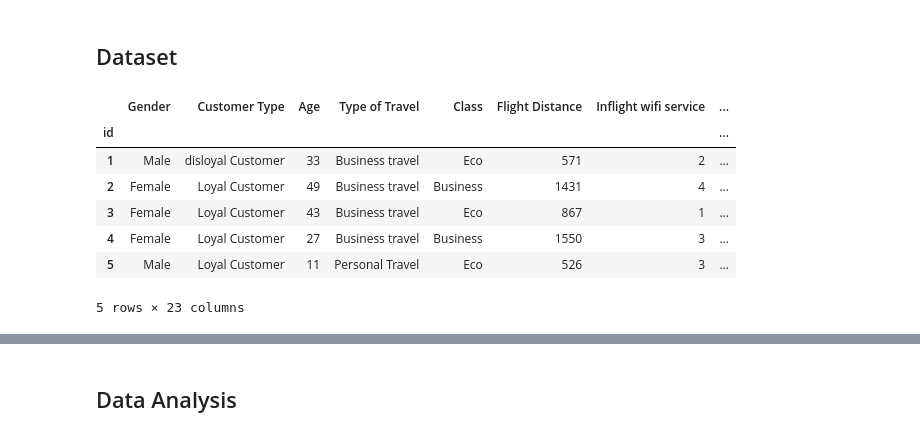
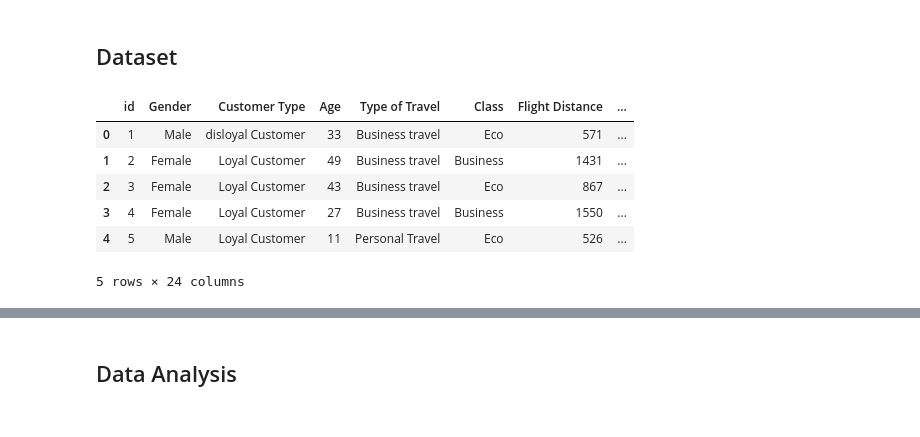
Before and after one commit to azizbekb/Portfolio, a Jupyter notebook: predicting-airline-passenger-satisfaction.ipynb, the cells around one changed output, grey strips where cells are left out. Drawn from its saved outputs; the diff is of its cells as text; code cells hidden in the pictures.

```diff
--- a/predicting-airline-passenger-satisfaction.ipynb
+++ b/predicting-airline-passenger-satisfaction.ipynb
@@ -37,15 +37,16 @@ import matplotlib.pyplot as plt
 %matplotlib inline
 # %% [markdown]
 ## Dataset
-# %%
-df=pd.read_csv("/kaggle/input/aviakompaniya/train_dataset.csv", index_col=0)
-df.head()
-# %% [output]
-|  | Gender | Customer Type | Age | Type of Travel | Class | Flight Distance | Inflight wifi service | ... |
-| id |  |  |  |  |  |  |  | ... |
-| 1 | Male | disloyal Customer | 33 | Business travel | Eco | 571 | 2 | ... |
-| 2 | Female | Loyal Customer | 49 | Business travel | Business | 1431 | 4 | ... |
-| 3 | Female | Loyal Customer | 43 | Business travel | Eco | 867 | 1 | ... |
-| 4 | Female | Loyal Customer | 27 | Business travel | Business | 1550 | 3 | ... |
-| 5 | Male | Loyal Customer | 11 | Personal Travel | Eco | 526 | 3 | ... |
-5 rows × 23 columns
+# %%
+train=pd.read_csv("/kaggle/input/aviakompaniya/train_dataset.csv")
+test=pd.read_csv("/kaggle/input/aviakompaniya/test_dataset.csv")
+submission=pd.read_csv("/kaggle/input/aviakompaniya/sample_submission.csv")
+train.head()
+# %% [output]
+|  | id | Gender | Customer Type | Age | Type of Travel | Class | Flight Distance | ... |
+| 0 | 1 | Male | disloyal Customer | 33 | Business travel | Eco | 571 | ... |
+| 1 | 2 | Female | Loyal Customer | 49 | Business travel | Business | 1431 | ... |
+| 2 | 3 | Female | Loyal Customer | 43 | Business travel | Eco | 867 | ... |
+| 3 | 4 | Female | Loyal Customer | 27 | Business travel | Business | 1550 | ... |
+| 4 | 5 | Male | Loyal Customer | 11 | Personal Travel | Eco | 526 | ... |
+5 rows × 24 columns
```
Also changed, not shown: parts of 16 cells of this notebook.
